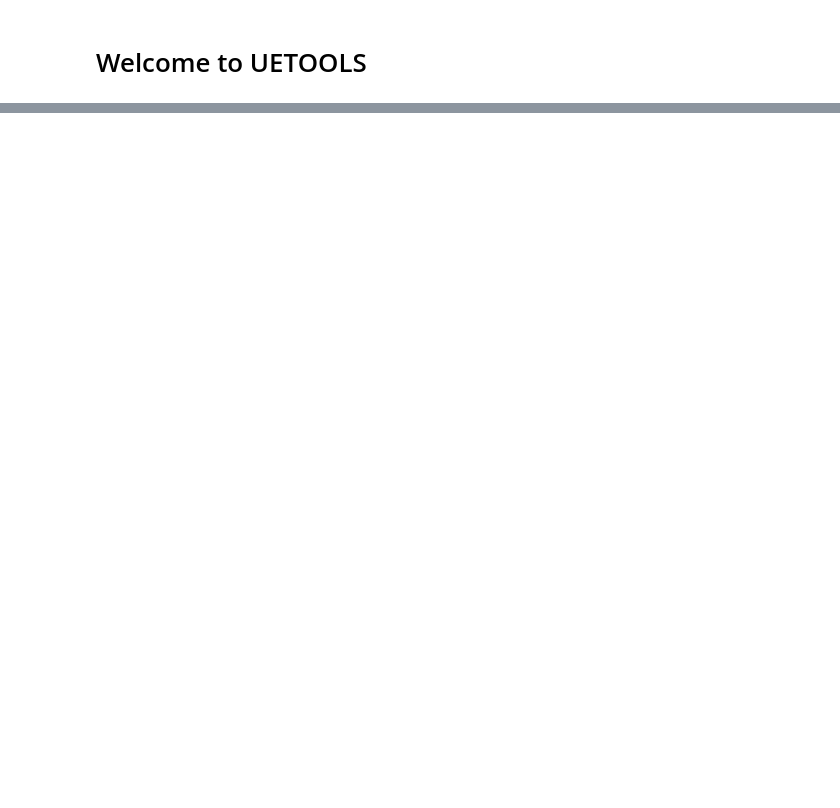
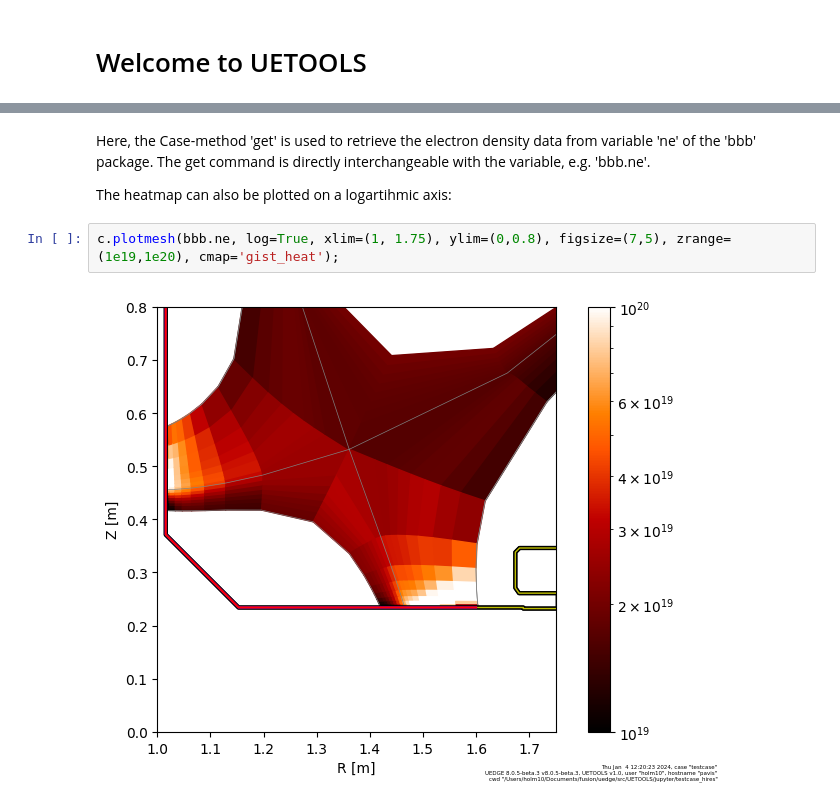
Before and after one commit to LLNL/UETOOLS, a Jupyter notebook: jupyter/1_introduction.ipynb, the cells around one changed output, grey strips where cells are left out. Drawn from its saved outputs; the diff is of its cells as text; blank space fills up the shorter version.

```diff
--- a/jupyter/1_introduction.ipynb
+++ b/jupyter/1_introduction.ipynb
@@ -15,0 +63,8 @@ Requirement already satisfied: numpy in /Users/holm10/Documents/fusion/uedge/ven
+# %% [markdown]
+Here, the Case-method 'get' is used to retrieve the electron density data from variable 'ne' of the 'bbb' package. The get command is directly interchangeable with the variable, e.g. 'bbb.ne'.
+
+The heatmap can also be plotted on a logartihmic axis:
+# %%
+c.plotmesh(bbb.ne, log=True, xlim=(1, 1.75), ylim=(0,0.8), figsize=(7,5), zrange=(1e19,1e20), cmap='gist_heat');
+# %% [output]
+[figure, added]
```
Also changed, not shown: parts of 18 cells of this notebook.
